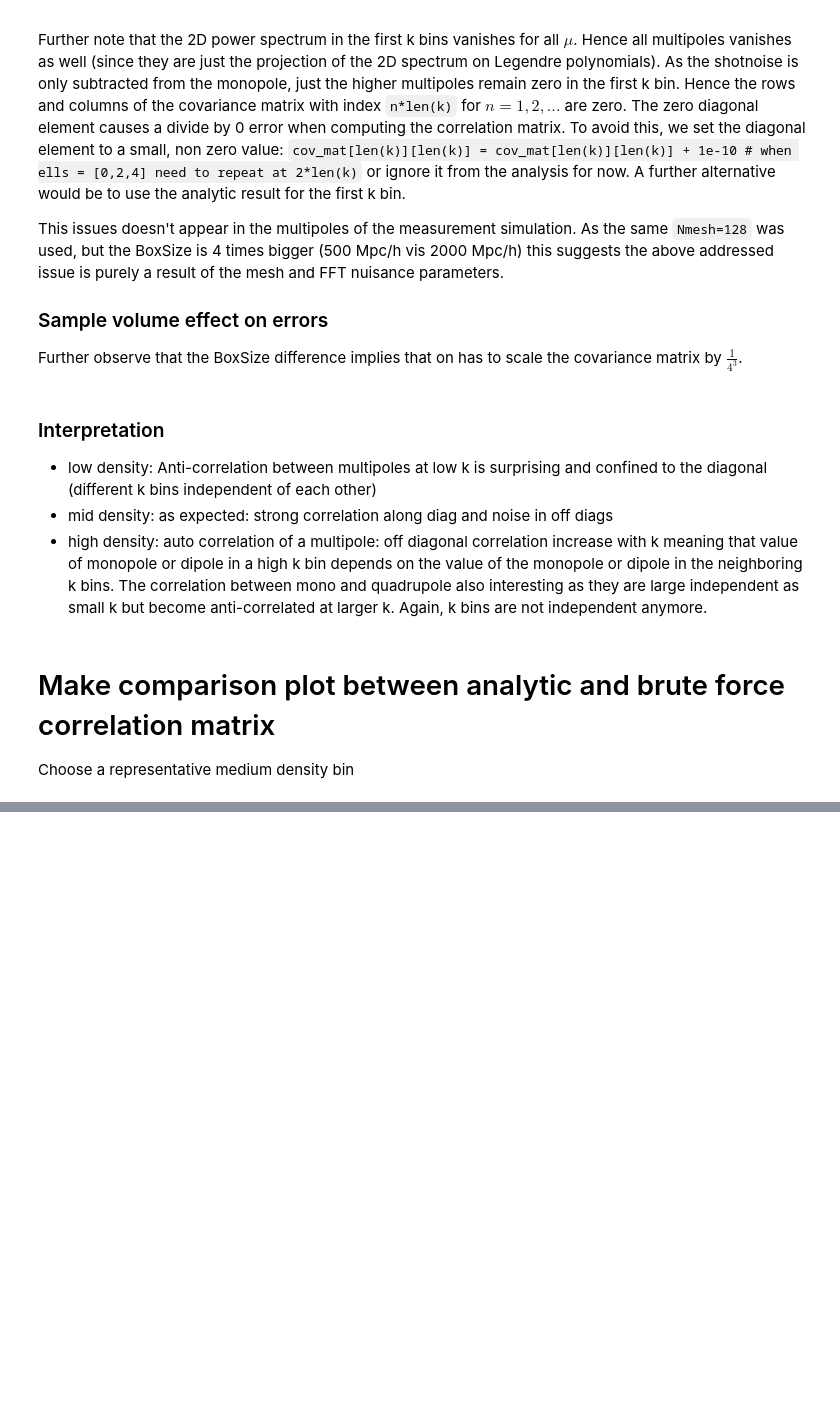
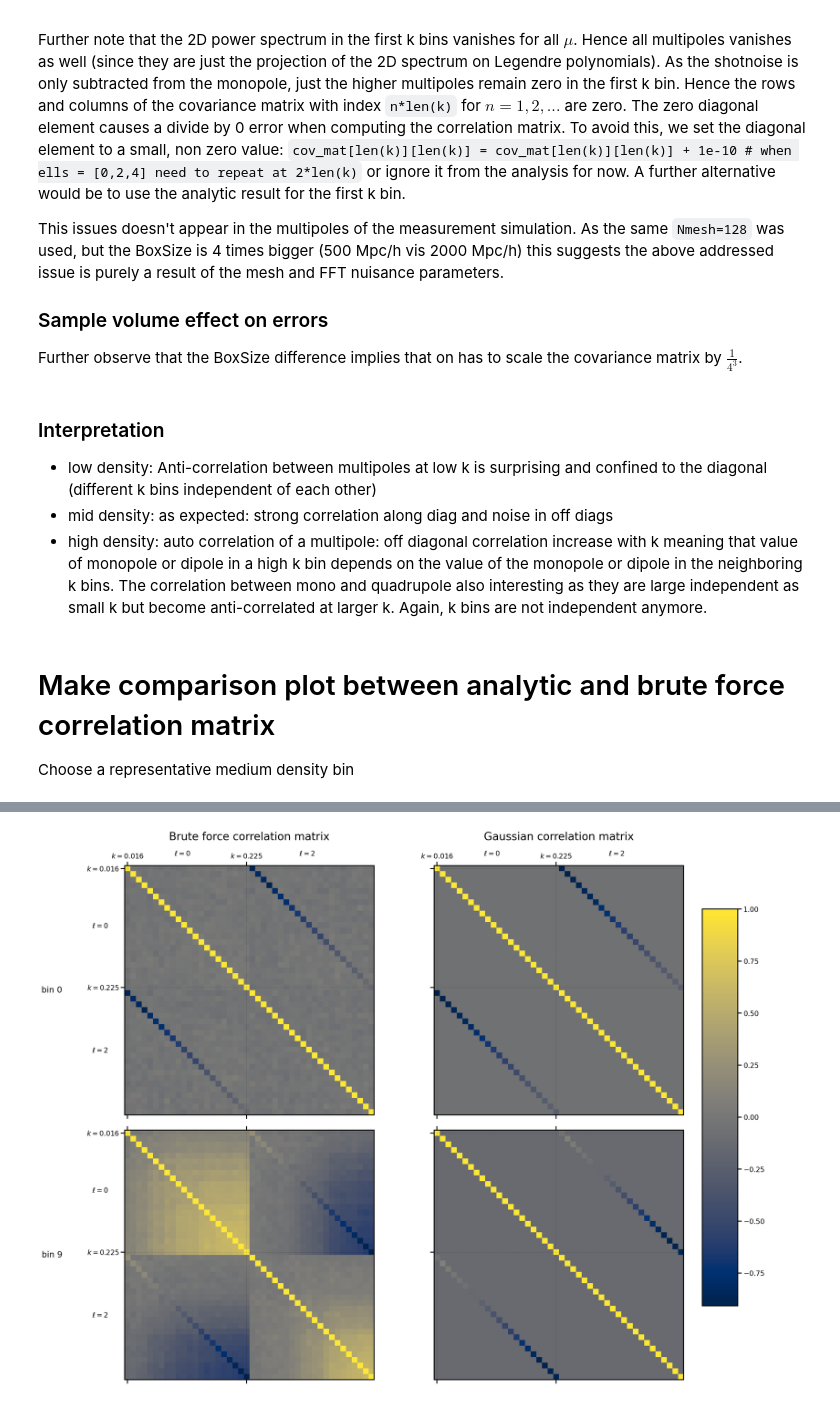
Before and after one commit to JulianWack/IfA-SummerStudent-2022, a Jupyter notebook: fitmodel_densitysplit/bruteforce_covmat/mock_covmat.ipynb, the cells around one changed output, grey strips where cells are left out. Saved outputs shown, nothing was run; the diff lists cells and outputs as text; code cells hidden in the pictures; blank space fills up the shorter version.

Commit message:
compare cov mat for several density bins

```diff
--- a/fitmodel_densitysplit/bruteforce_covmat/mock_covmat.ipynb
+++ b/fitmodel_densitysplit/bruteforce_covmat/mock_covmat.ipynb
@@ -170,0 +116,72 @@ plt.show()
+# %%
+sel = [0, 9]
+kmax = 0.225
+ells = [0, 2]
+
+fig, axs = plt.subplots(len(sel),2, figsize=(20,8*len(sel)))
+
+# assure iteration though axis works when only one density bin is considered
+if len(sel) == 1:
+    axs = axs.reshape(1,2)
+
+for idx, i in enumerate(sel):
+    # get analytic correlation using data P(k,mu)
+    r = FFTPower.load('/home/jwack/main/fitmodel_densitysplit/power_densitybins/ptile_%d.json'%i)
+    poles = r.poles
+    k_full = poles['k']
+    mus = r.power.coords['mu']
+
+    mask = np.full(len(k_full), False)
+    mask = k_full <= kmax
+    mask[0] = False
+    k_sliced = k_full[mask]
+
+    Pk_0, Pk_2 = r.poles['power_0'].real-r.attrs['shotnoise'], r.poles['power_2'].real
+    Pkmu_data = (np.outer(Pk_0, legendre(0)(mus)) + np.outer(Pk_2, legendre(2)(mus)))[mask]
+
+    analytic_covmat = gaussian_covmat(k_sliced, ells, 2000, r.attrs['shotnoise'], 0.01, Pkmu_data, mus)
+    sig = np.sqrt(np.diag(analytic_covmat))
+    analytic_cormat = analytic_covmat / np.outer(sig,sig)
+
+    # get brute force correlation
+    brute_covmat_full = np.loadtxt('/home/jwack/main/fitmodel_densitysplit/bruteforce_covmat/covariance_matricies/cov_ptile_%d.txt'%i)
+    brute_covmat = 1/4**3 * slice_covmat(brute_covmat_full, k_full, kmax)
+    sig = np.sqrt(np.diag(brute_covmat))
+    brute_cormat = brute_covmat / np.outer(sig,sig)
+
+    # make plots
+    brute_plot = axs[idx][0].matshow(brute_cormat, cmap='cividis')
+    analytic_plot = axs[idx][1].matshow(analytic_cormat, cmap='cividis')
+
+    for j in [0,1]:
+        axs[idx][j].set_xticks([0, len(k_sliced)-1], labels=['',''])
+        axs[idx][j].set_yticks([0, len(k_sliced)-1], labels=['',''])
+
+    labels = [r'$k=%.3f$'%k_sliced[0], r'$k=%.3f$'%k_sliced[-1]]
+    if idx == 0:
+        axs[idx][0].set_title('Brute force correlation matrix', pad=27)
+        axs[idx][1].set_title('Gaussian correlation matrix', pad=27)
+
+        for j in [0,1]:
+            axs[idx][j].set_xticks([0, len(k_sliced)-1], labels=labels)
+            axs[idx][j].annotate(r'$\ell=0$', (0.2, 1.04), xycoords='axes fraction')
+            axs[idx][j].annotate(r'$\ell=2$', (0.7, 1.04), xycoords='axes fraction')
+
+    axs[idx][0].set_yticks([0, len(k_sliced)-1], labels=labels)
+    axs[idx][0].annotate(r'$\ell=0$', (-0.13, 0.75), xycoords='axes fraction')
+    axs[idx][0].annotate(r'$\ell=2$', (-0.13, 0.25), xycoords='axes fraction')
+
+
+rows_txt = [r'bin %d'%i for i in sel]
+
+for ax, row_txt in zip(axs[:,0], rows_txt):
+    ax.annotate(row_txt, xy=(-0.25, 0.5), xycoords='axes fraction',
+                size='large', ha='right', va='center')
+
+cbar_ax = fig.add_axes([0.95, 0.15, 0.05, 0.7])
+fig.colorbar(brute_plot, cax=cbar_ax)
+fig.tight_layout()
+plt.show()
+#fig.savefig('brute_vs_analytic.pdf')
+# %% [output]
+[figure, added]
```
Also changed, not shown: parts of 2 cells of this notebook, 2 other files.
